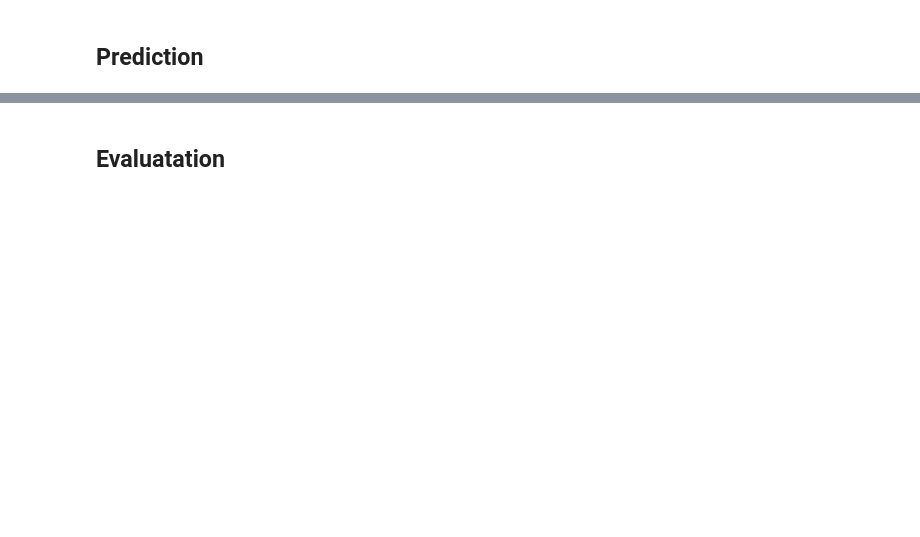
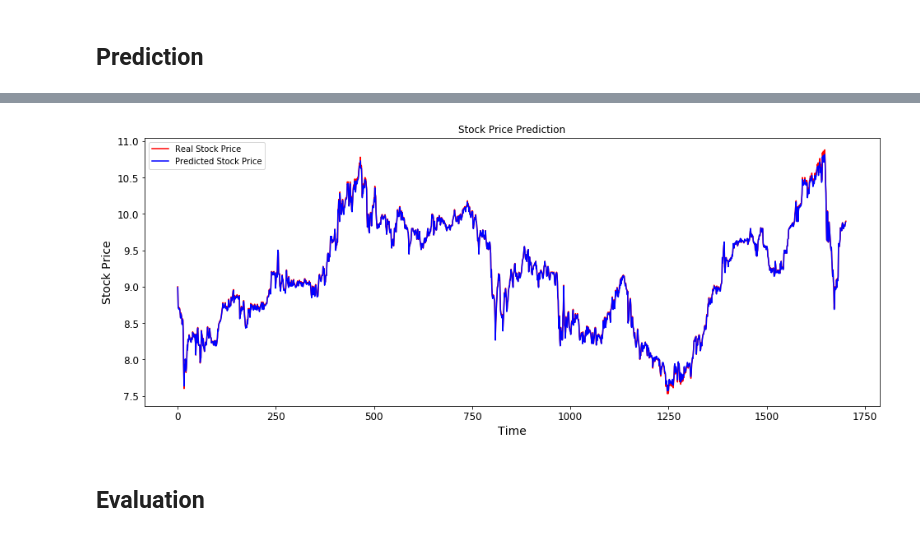
Before and after one commit to mengwangk/dl-projects, a Jupyter notebook: lstm_stock.ipynb, the cells around one changed output, grey strips where cells are left out. Saved outputs shown, nothing was run; the diff lists cells and outputs as text; code cells hidden in the pictures; blank space fills up the shorter version.

```diff
--- a/lstm_stock.ipynb
+++ b/lstm_stock.ipynb
@@ -78,4 +87,4 @@ df.head(10)
 # %%
 # train_test_split?
 # Split to training and test set without shuffling
-training_set, test_set = train_test_split(df, test_size=0.33, shuffle=False)
+training_set, test_set = train_test_split(df, test_size=0.10, shuffle=False)
@@ -198,2 +199,2 @@ NameError: name 'regressor' is not defined
 # %%
-regressor.fit(X_train, y_train, batch_size = 32, epochs = 200)
+regressor.fit(X_train, y_train, batch_size = 32, epochs = 10)
@@ -202,5 +253,24 @@ regressor.fit(X_train, y_train, batch_size = 32, epochs = 200)
+# %%
+# Make predictions on entire dataset
+training_set, test_set = train_test_split(df, test_size=0.10, shuffle=False)
+real_stock_price_train = training_set.iloc[:,2:3].values
+# %%
+predicted_stock_price_train = regressor.predict(X_train)
+predicted_stock_price_train = sc.inverse_transform(predicted_stock_price_train)
+# %%
+# Visualising the results
+plt.figure(figsize=(16, 6))
+plt.plot(real_stock_price_train, color = 'red', label = 'Real Stock Price')
+plt.plot(predicted_stock_price_train, color = 'blue', label = 'Predicted Stock Price')
+plt.title('Stock Price Prediction')
+plt.xlabel('Time')
+plt.ylabel('Stock Price')
+plt.legend()
+plt.show()
+# %% [output]
+[figure, added]
 # %% [markdown]
-## Evaluatation
+## Evaluation
 # %%
 import math
 from sklearn.metrics import mean_squared_error
```
Also changed, not shown: parts of 23 cells of this notebook.
